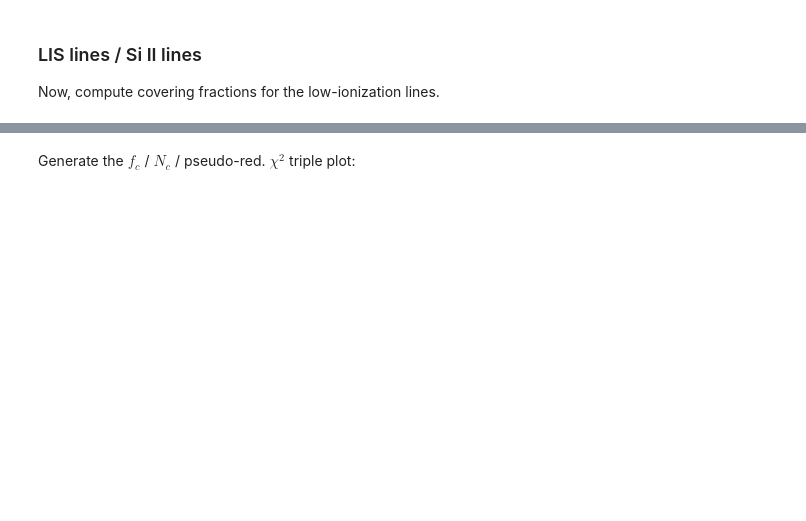
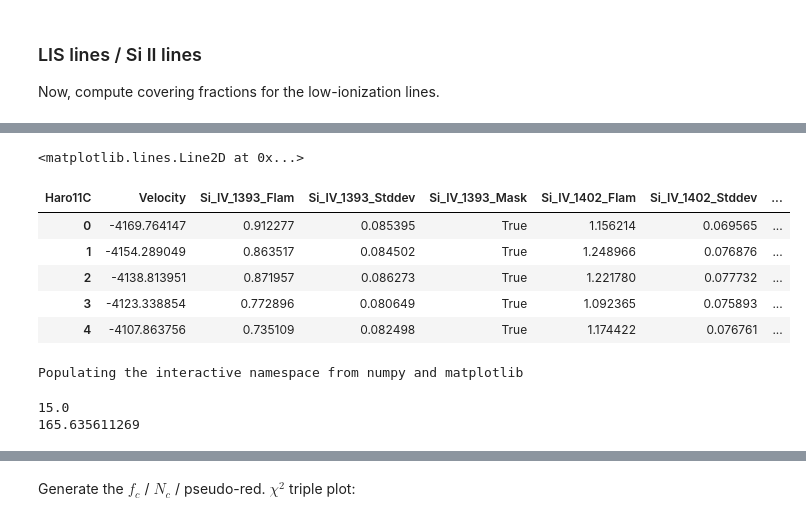
Before and after one commit to thriveth/Haro11Cos, a Jupyter notebook: Code/Haro11.ipynb, the cells around one changed output, grey strips where cells are left out. Cells and saved outputs as stored; diff of their text form; code cells hidden in the pictures; blank space fills up the shorter version.

```diff
--- a/Code/Haro11.ipynb
+++ b/Code/Haro11.ipynb
@@ -153,0 +124,67 @@ thedict.keys()
+# %%
+vh = vfhis[1].copy()
+vl = vflis[1].copy()
+vl.index += 36
+vv = vl.join(vh, lsuffix='LIS', rsuffix='HIS', how='left')
+#vv.plot.scatter('Si_IV_CovFrac_map', 'Si_II_CovFrac_map', color='orange')
+#vv.plot.scatter('MeanProfileLIS', 'MeanProfileHIS', color='orange', ax=gca())
+#plot(linspace(0, 1, 100), 0.6*linspace(0, 1, 100)-.05)
+# %%
+plot(vh.Velocity, vh.Si_IV_1393_Flam)
+#plot(vh.Velocity, vh.Si_IV_1402_Flam)
+axhline(1, color='k')
+# %% [output]
+<matplotlib.lines.Line2D at 0x...>
+# %%
+vh.head()
+# %% [output]
+| Haro11C | Velocity | Si_IV_1393_Flam | Si_IV_1393_Stddev | Si_IV_1393_Mask | Si_IV_1402_Flam | Si_IV_1402_Stddev | ... |
+| 0 | -4169.764147 | 0.912277 | 0.085395 | True | 1.156214 | 0.069565 | ... |
+| 1 | -4154.289049 | 0.863517 | 0.084502 | True | 1.248966 | 0.076876 | ... |
+| 2 | -4138.813951 | 0.871957 | 0.086273 | True | 1.221780 | 0.077732 | ... |
+| 3 | -4123.338854 | 0.772896 | 0.080649 | True | 1.092365 | 0.075893 | ... |
+| 4 | -4107.863756 | 0.735109 | 0.082498 | True | 1.174422 | 0.076761 | ... |
+# %%
+%pylab qt4
+factor = 0.7
+kernel = np.ones(1)/1.
+SiII = vl.Si_II_1260_Flam
+CII = vl.C_II_1334_Flam
+SiIIoff = np.roll(SiII.values, 15)
+SiIIoff = (SiIIoff - 1.) * factor + 1.
+plt.plot(vl.Velocity, np.convolve(CII, kernel, mode='same'),
+         color=coldict['C_II_1334'], label='C II 1334+1335', lw=1.2, drawstyle='steps-mid')
+mp.fill_between_steps(vl.Velocity.values,
+                      vl.C_II_1334_Flam.values - vl.C_II_1334_Stddev.values,
+                      vl.C_II_1334_Flam.values + vl.C_II_1334_Stddev.values,
+                      color='lightgray', zorder=0,
+                     )
+plt.plot(vl.Velocity, np.convolve(SiII, kernel, mode='same'),
+         color=coldict['Si_II_1260'], label='Si II 1260', lw=1.2, drawstyle='steps-mid')
+plt.fill_between(vl.Velocity,
+                      vl.Si_II_1260_Flam - vl.Si_II_1260_Stddev,
+                      vl.Si_II_1260_Flam + vl.Si_II_1260_Stddev,
+                      color=cosp.paircolors[8], zorder=0, step='mid'
+                     )
+plt.plot(vl.Velocity, np.convolve(SiII * SiIIoff, np.ones(1)/1., mode='same'),
+         color='k', label='Model C II', lw=2.4, drawstyle='steps-mid' )
+#plt.plot(vl.Velocity, np.convolve(CII / SiII, kernel, mode='same'))
+#plt.plot(vl.Velocity, np.convolve(SiII, kernel, mode='same'))
+plt.axhline(0, color='k', ls='-')
+plt.axvline(0, color='k', ls=':')
+plt.axhline(1, color='k', ls=':')
+plt.axis((-800, 800, -.2, 1.4))
+plt.legend(loc='best')
+plt.xlabel(u'$v - v_0$ [km s⁻¹]')
+plt.ylabel('Normalized flux')
+plt.show()
+# %% [output]
+Populating the interactive namespace from numpy and matplotlib
+# %%
+offset = vl.Velocity.values[1:] - vl.Velocity.values[:-1]
+offset.mean(), offset.ptp()
+print np.around(253. / offset.mean())
+print 10 * offset.mean()
+# %% [output]
+15.0
+165.635611269
```
Also changed, not shown: parts of 29 cells of this notebook, 37 other files.
